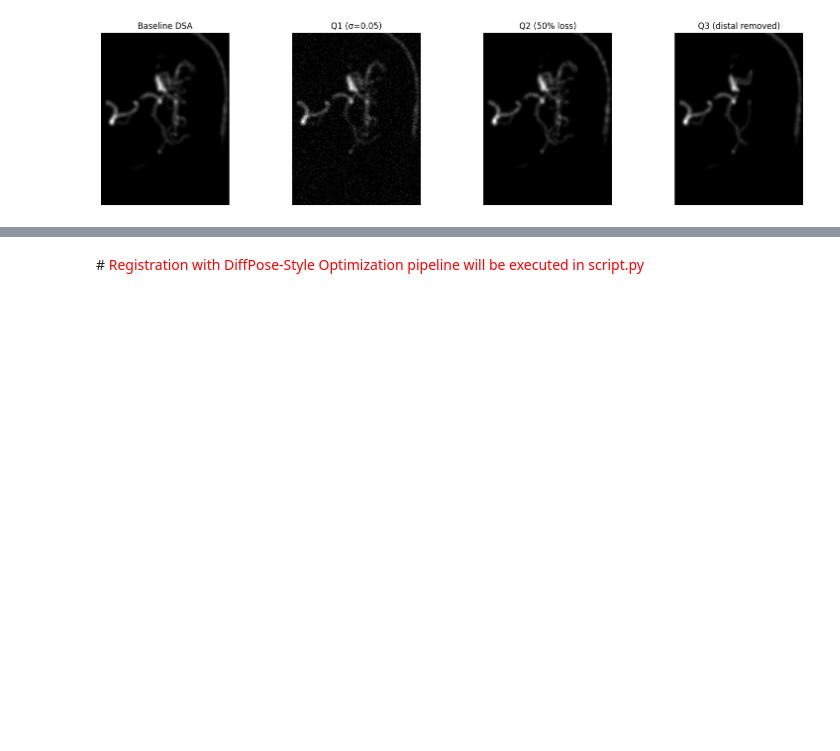
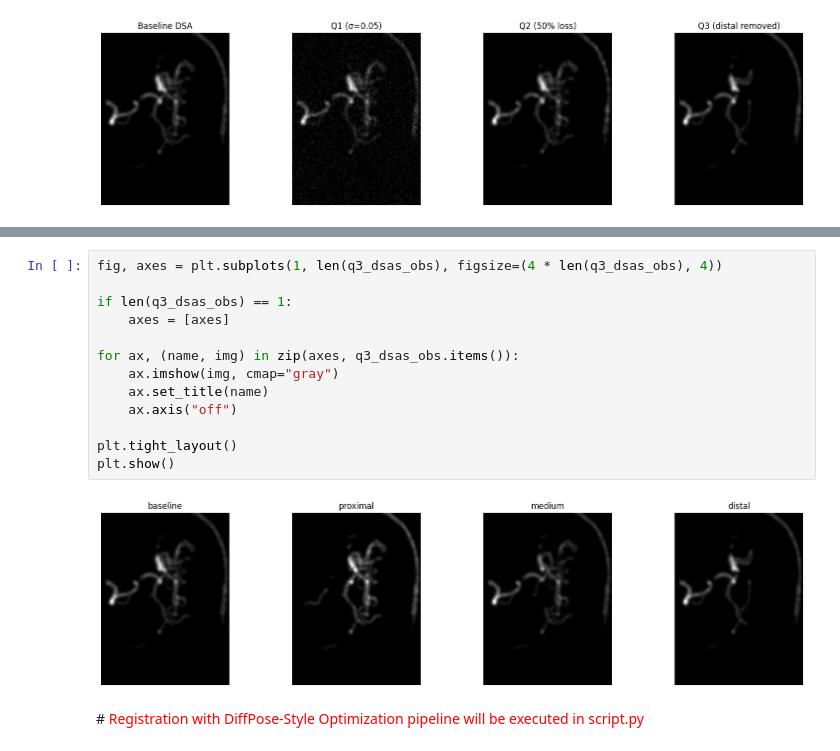
Before and after one commit to CSE291g-MIC-winter-2026/vessel-segmentation-and-registration, a Jupyter notebook: Registration_mTRE_multiscale.ipynb, the cells around one changed output, grey strips where cells are left out. Cells and saved outputs as stored; diff of their text form; blank space fills up the shorter version.

```diff
--- a/Registration_mTRE_multiscale.ipynb
+++ b/Registration_mTRE_multiscale.ipynb
@@ -839,2 +852,17 @@ plt.show()
+# %%
+fig, axes = plt.subplots(1, len(q3_dsas_obs), figsize=(4 * len(q3_dsas_obs), 4))
+
+if len(q3_dsas_obs) == 1:
+    axes = [axes]
+
+for ax, (name, img) in zip(axes, q3_dsas_obs.items()):
+    ax.imshow(img, cmap="gray")
+    ax.set_title(name)
+    ax.axis("off")
+
+plt.tight_layout()
+plt.show()
+# %% [output]
+[figure, added]
 # %% [markdown]
 #<font color="red"> Registration with DiffPose-Style Optimization pipeline will be executed in script.py</font>
```
Also changed, not shown: parts of 3 cells of this notebook.
